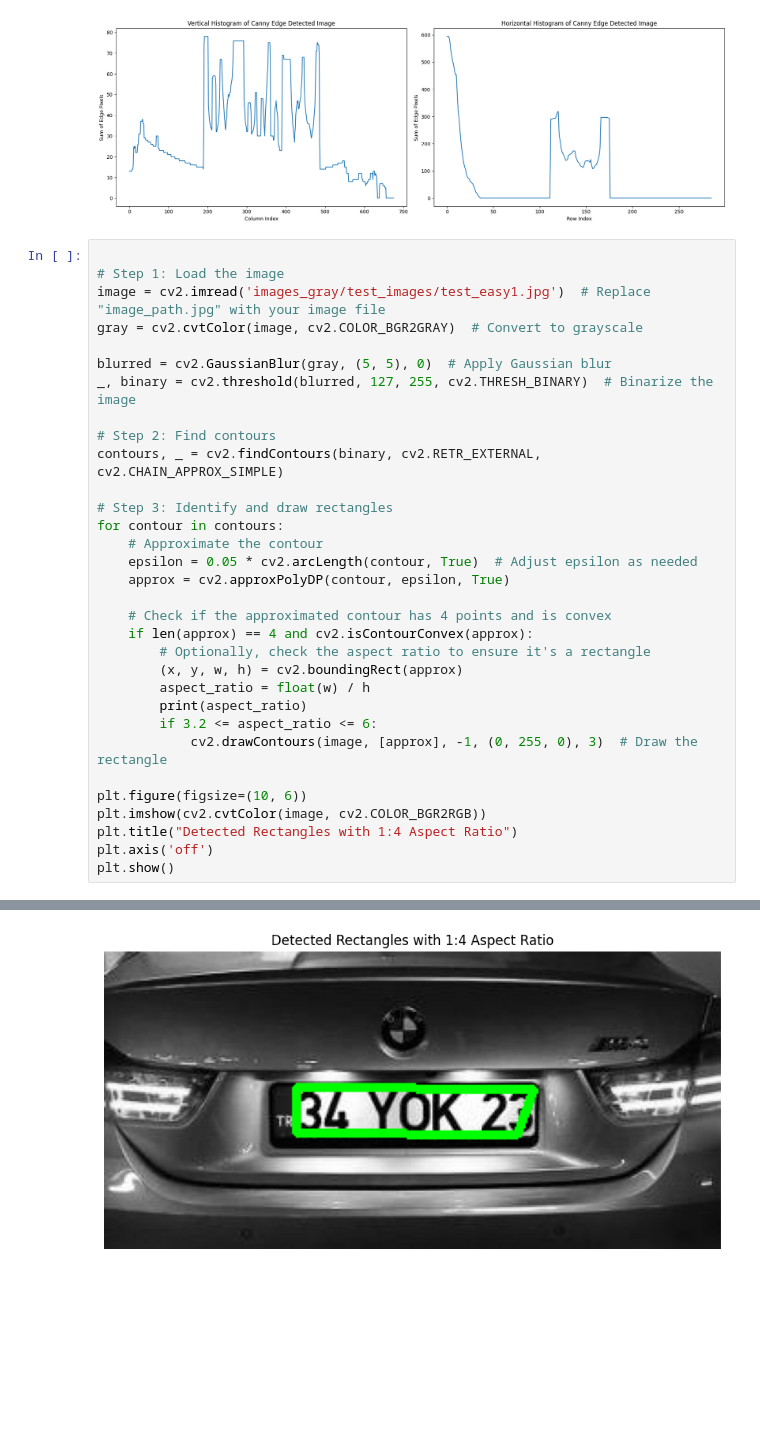
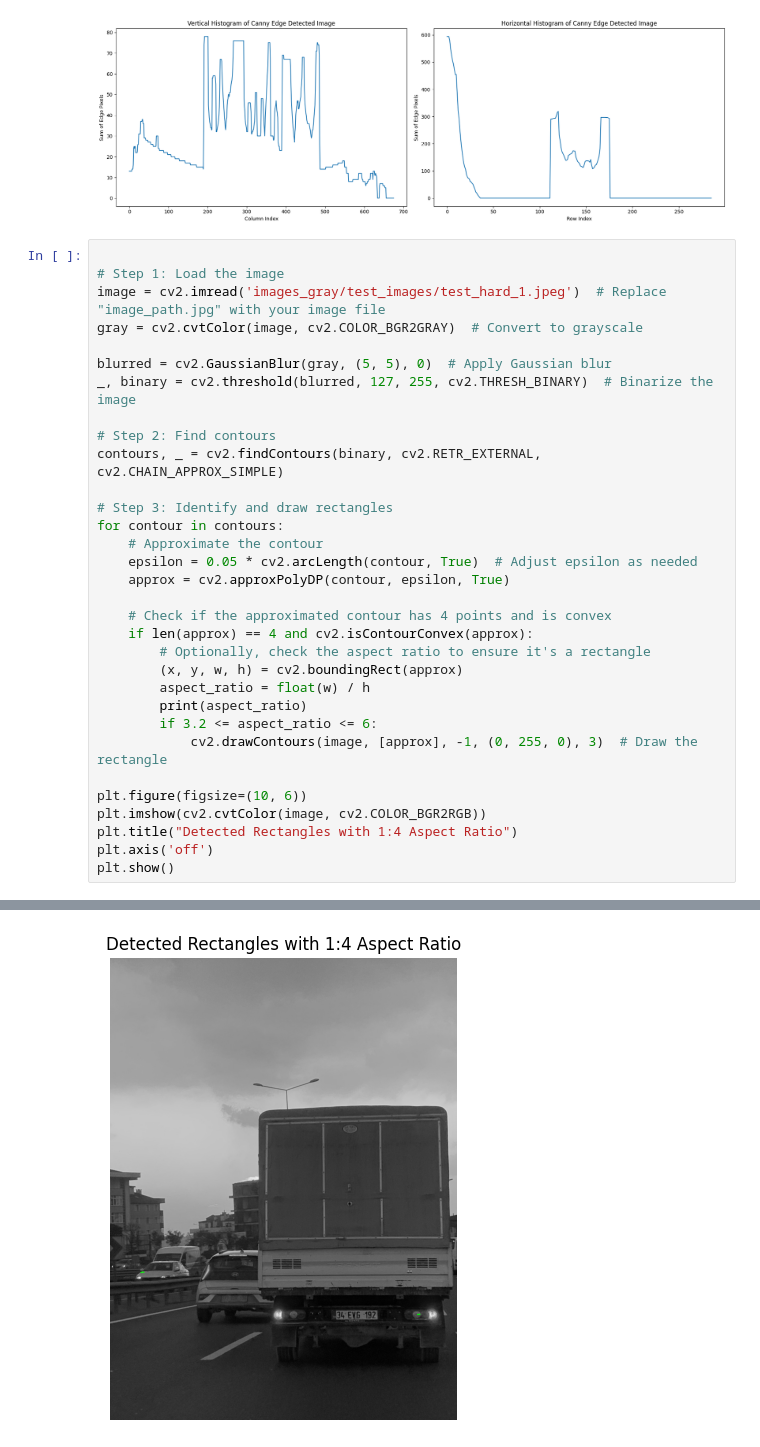
Before and after one commit to beyzanrcam/Image_Processing, a Jupyter notebook: BEYZANUR_CAM_PRJ/main.ipynb, the cells around one changed output, grey strips where cells are left out. Drawn from its saved outputs; the diff is of its cells as text; blank space fills up the shorter version.

Commit message:
Updated image processing to enhance rectangle detection accuracy

```diff
--- a/BEYZANUR_CAM_PRJ/main.ipynb
+++ b/BEYZANUR_CAM_PRJ/main.ipynb
@@ -230,7 +239,7 @@ plt.show()
 # %%
 
 # Step 1: Load the image
-image = cv2.imread('images_gray/test_images/test_easy1.jpg')  # Replace "image_path.jpg" with your image file
+image = cv2.imread('images_gray/test_images/test_hard_1.jpeg')  # Replace "image_path.jpg" with your image file
 gray = cv2.cvtColor(image, cv2.COLOR_BGR2GRAY)  # Convert to grayscale
 
 blurred = cv2.GaussianBlur(gray, (5, 5), 0)  # Apply Gaussian blur
@@ -271 +289 @@ plt.show()
-[figure, old version]
+[figure, new version]
```
Also changed, not shown: parts of 4 cells of this notebook, 1 other file.
